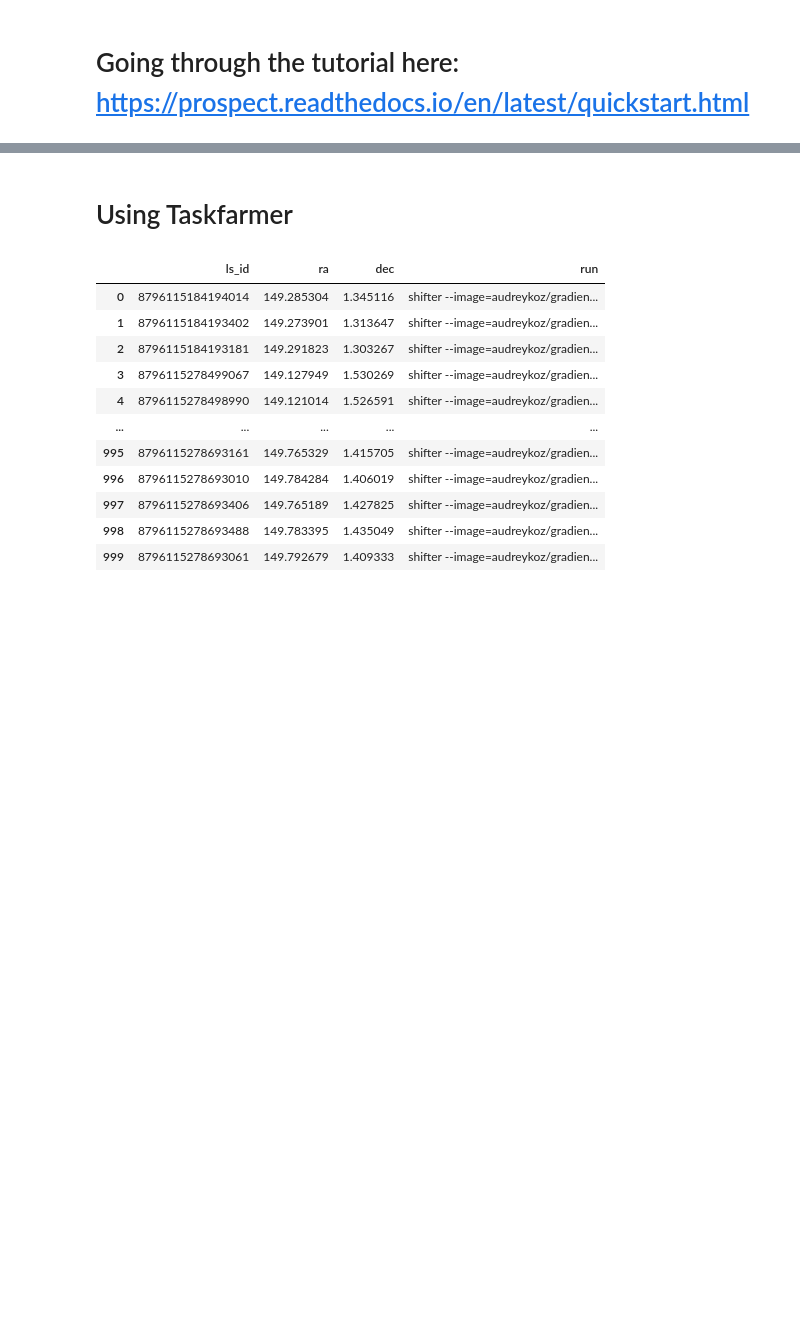
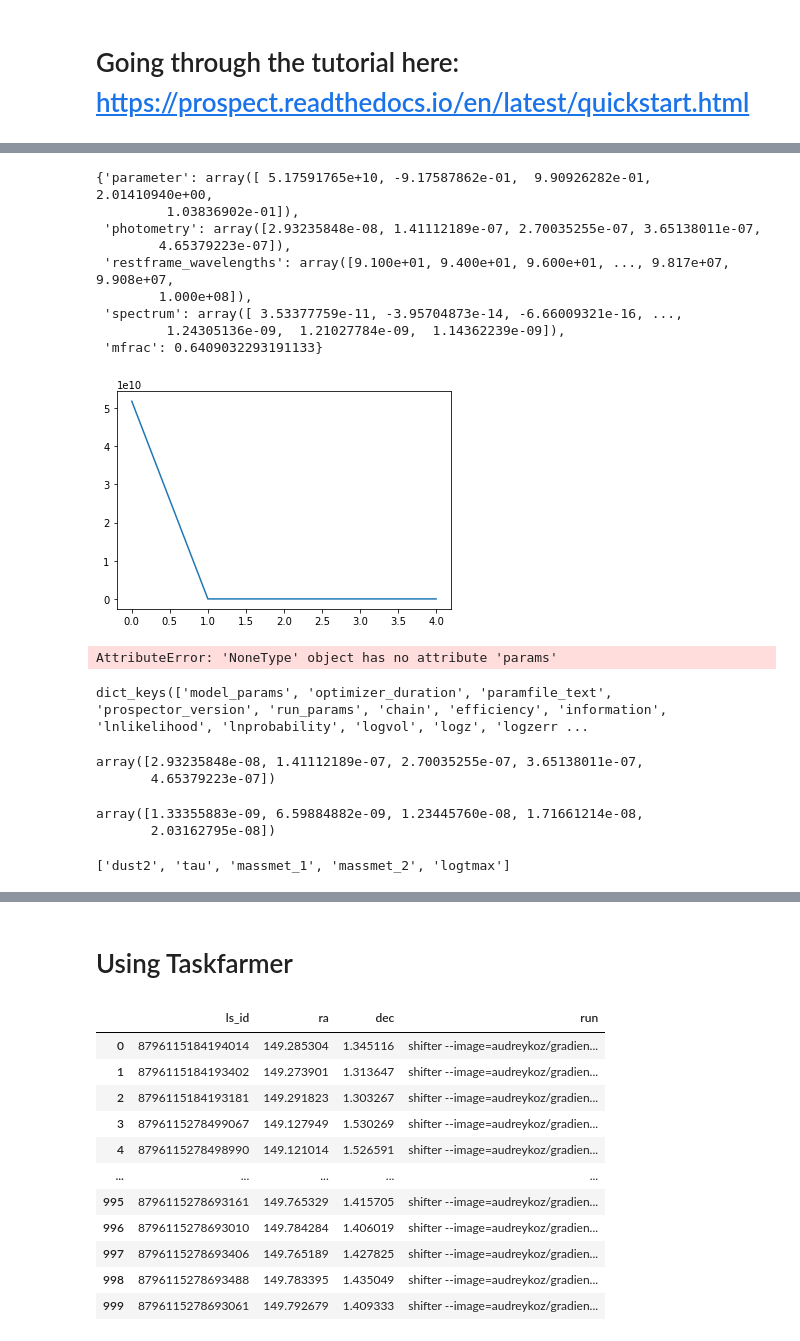
Before and after one commit to eramey16/galactic_lenses, a Jupyter notebook: Test.ipynb, the cells around one changed output, grey strips where cells are left out. Drawn from its saved outputs; the diff is of its cells as text; code cells hidden in the pictures; blank space fills up the shorter version.

```diff
--- a/Test.ipynb
+++ b/Test.ipynb
@@ -81,0 +136,42 @@ ModuleNotFoundError: No module named 'prospect'
+# %%
+plt.plot(res['bestfit']['parameter'])
+res['bestfit']
+# %% [output]
+{'parameter': array([ 5.17591765e+10, -9.17587862e-01,  9.90926282e-01,  2.01410940e+00,
+         1.03836902e-01]),
+ 'photometry': array([2.93235848e-08, 1.41112189e-07, 2.70035255e-07, 3.65138011e-07,
+        4.65379223e-07]),
+ 'restframe_wavelengths': array([9.100e+01, 9.400e+01, 9.600e+01, ..., 9.817e+07, 9.908e+07,
+        1.000e+08]),
+ 'spectrum': array([ 3.53377759e-11, -3.95704873e-14, -6.66009321e-16, ...,
+         1.24305136e-09,  1.21027784e-09,  1.14362239e-09]),
+ 'mfrac': 0.6409032293191133}
+[figure, added]
+# %%
+import matplotlib.pyplot as pl
+best = res["bestfit"]
+a = model.params["zred"] + 1
+pl.plot(a * best["restframe_wavelengths"], best['spectrum'], label="MAP spectrum")
+if obs['filters'] is not None:
+    pwave = [f.wave_effective for f in obs["filters"]]
+    pl.plot(pwave, best['photometry'], label="MAP photometry")
+# %% [output]
+AttributeError: 'NoneType' object has no attribute 'params'
+# %%
+res.keys()
+# %% [output]
+dict_keys(['model_params', 'optimizer_duration', 'paramfile_text', 'prospector_version', 'run_params', 'chain', 'efficiency', 'information', 'lnlikelihood', 'lnprobability', 'logvol', 'logz', 'logzerr ...
+# %%
+res['bestfit']['photometry']
+# %% [output]
+array([2.93235848e-08, 1.41112189e-07, 2.70035255e-07, 3.65138011e-07,
+       4.65379223e-07])
+# %%
+obs['maggies_unc']
+# %% [output]
+array([1.33355883e-09, 6.59884882e-09, 1.23445760e-08, 1.71661214e-08,
+       2.03162795e-08])
+# %%
+res['theta_labels']
+# %% [output]
+['dust2', 'tau', 'massmet_1', 'massmet_2', 'logtmax']
```
Also changed, not shown: parts of 28 cells of this notebook, 2 other files.
